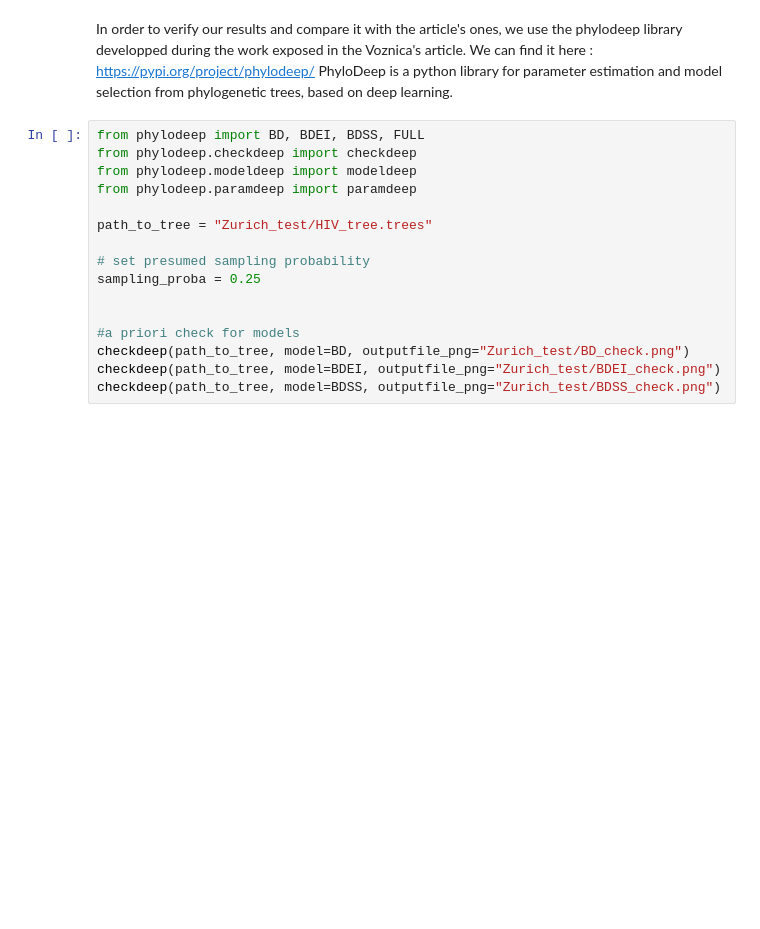
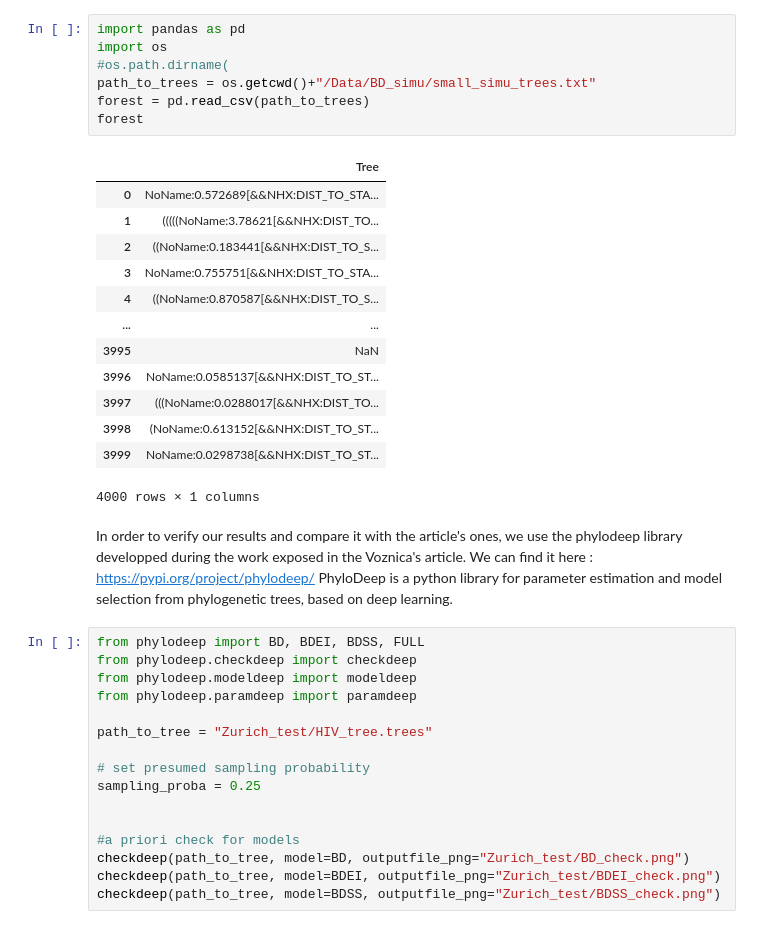
Before and after one commit to InesVATI/phylodeepINRAE, a Jupyter notebook: Test with phylodeep.ipynb, the cells around one changed output. Saved outputs shown, nothing was run; the diff lists cells and outputs as text; blank space fills up the shorter version.

```diff
--- a/Test with phylodeep.ipynb
+++ b/Test with phylodeep.ipynb
@@ -1,3 +1,24 @@
+# %%
+import pandas as pd
+import os
+#os.path.dirname(
+path_to_trees = os.getcwd()+"/Data/BD_simu/small_simu_trees.txt"
+forest = pd.read_csv(path_to_trees)
+forest
+# %% [output]
+|  | Tree |
+| 0 | NoName:0.572689[&&NHX:DIST_TO_STA... |
+| 1 | (((((NoName:3.78621[&&NHX:DIST_TO... |
+| 2 | ((NoName:0.183441[&&NHX:DIST_TO_S... |
+| 3 | NoName:0.755751[&&NHX:DIST_TO_STA... |
+| 4 | ((NoName:0.870587[&&NHX:DIST_TO_S... |
+| ... | ... |
+| 3995 | NaN |
+| 3996 | NoName:0.0585137[&&NHX:DIST_TO_ST... |
+| 3997 | (((NoName:0.0288017[&&NHX:DIST_TO... |
+| 3998 | (NoName:0.613152[&&NHX:DIST_TO_ST... |
+| 3999 | NoName:0.0298738[&&NHX:DIST_TO_ST... |
+4000 rows × 1 columns
 # %% [markdown]
 In order to verify our results and compare it with the article's ones, we use the phylodeep library developped during the work exposed in the Voznica's article.
 We can find it here : https://pypi.org/project/phylodeep/
```
Also changed, not shown: 15 other files.
